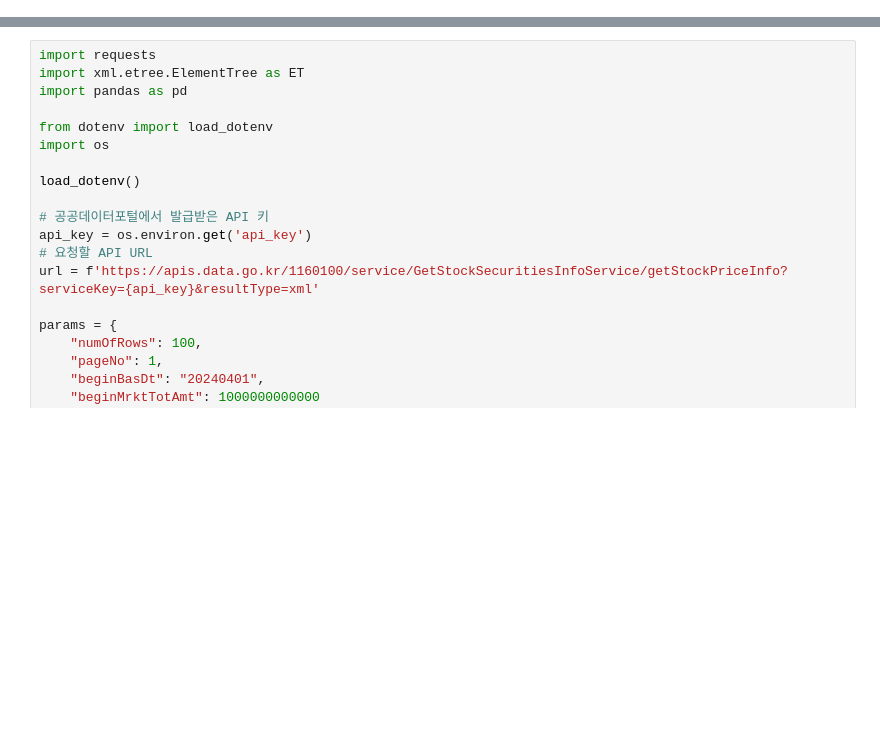
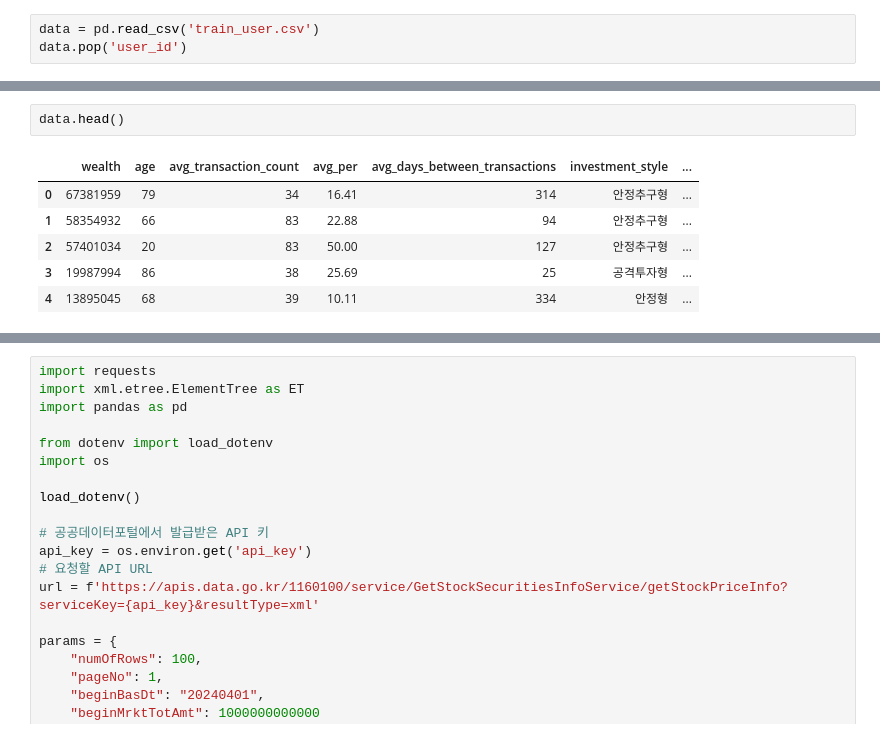
Before and after one commit to hit-it-PDA/ML, a Jupyter notebook: HITIT_Server/My_data/demo.ipynb, the cells around one changed output, grey strips where cells are left out. Saved outputs shown, nothing was run; the diff lists cells and outputs as text; blank space fills up the shorter version.

```diff
--- a/HITIT_Server/My_data/demo.ipynb
+++ b/HITIT_Server/My_data/demo.ipynb
@@ -0,0 +8,3 @@
+# %%
+data = pd.read_csv('train_user.csv')
+data.pop('user_id')
@@ -0,0 +24,9 @@
+# %%
+data.head()
+# %% [output]
+|  | wealth | age | avg_transaction_count | avg_per | avg_days_between_transactions | investment_style | ... |
+| 0 | 67381959 | 79 | 34 | 16.41 | 314 | 안정추구형 | ... |
+| 1 | 58354932 | 66 | 83 | 22.88 | 94 | 안정추구형 | ... |
+| 2 | 57401034 | 20 | 83 | 50.00 | 127 | 안정추구형 | ... |
+| 3 | 19987994 | 86 | 38 | 25.69 | 25 | 공격투자형 | ... |
+| 4 | 13895045 | 68 | 39 | 10.11 | 334 | 안정형 | ... |
```
Also changed, not shown: parts of 8 cells of this notebook, 10 other files.
